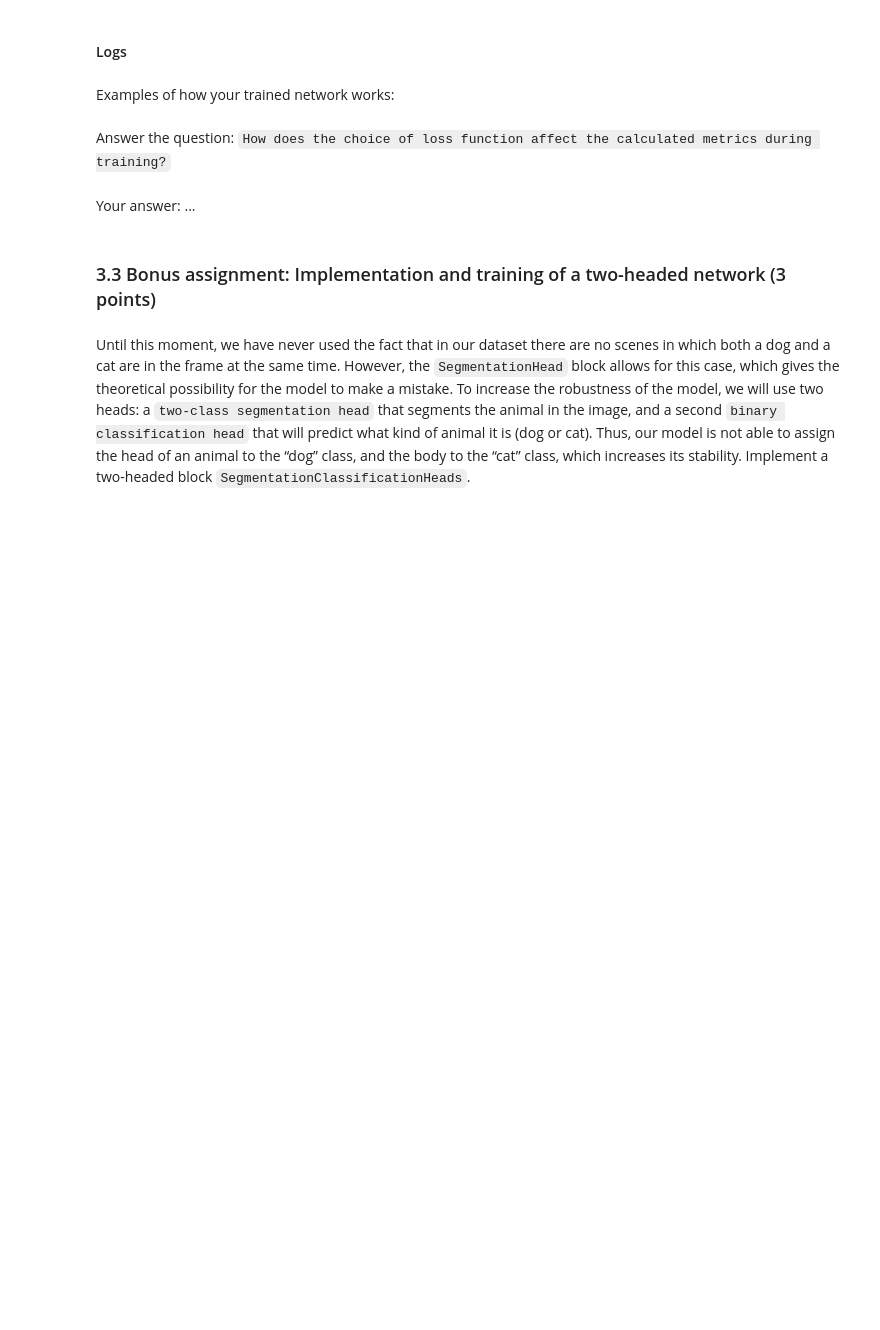
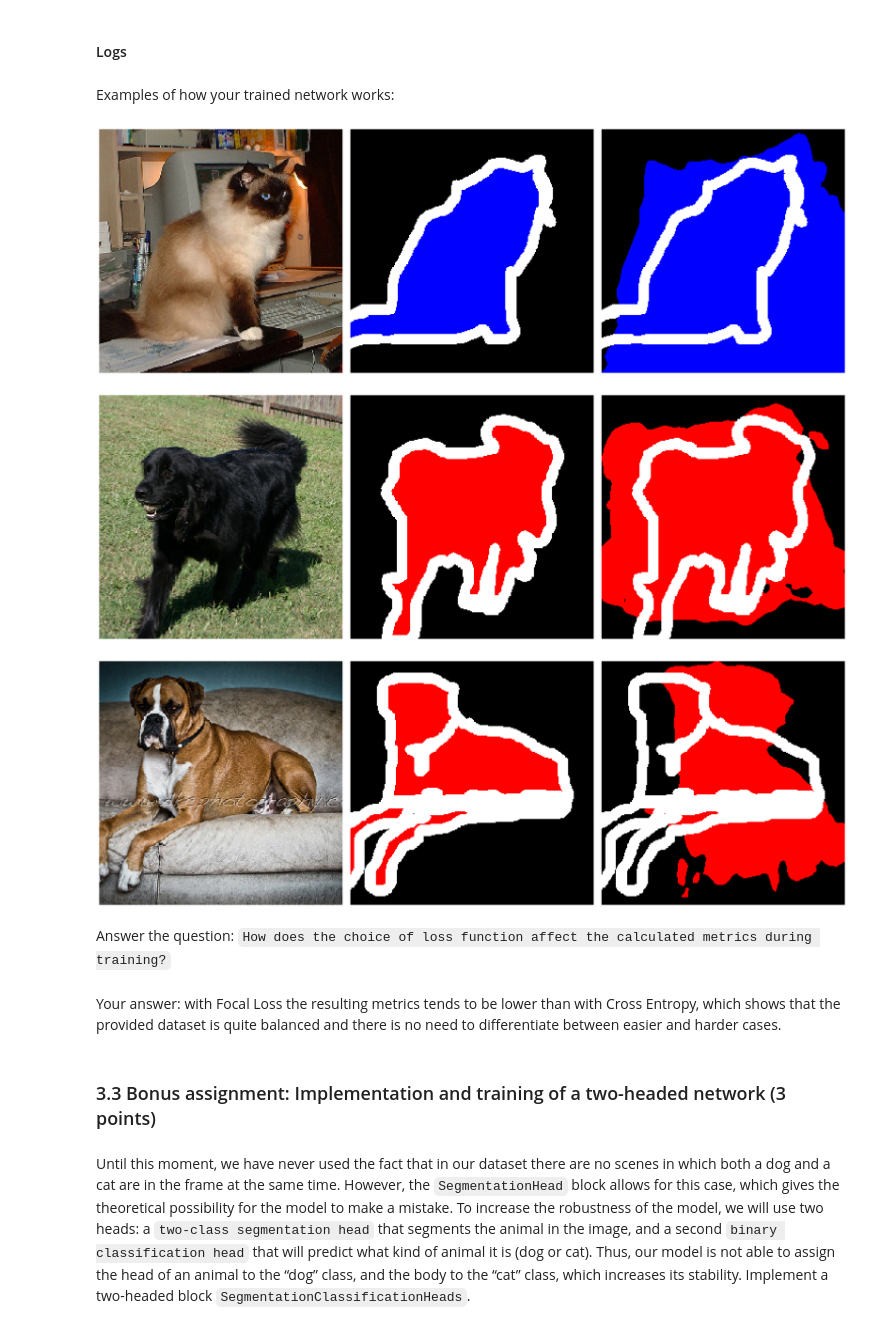
Before and after one commit to ozzush/dl_2024, a Jupyter notebook: Practice_3_segmentation.ipynb, the cells around one changed output. Cells and saved outputs as stored; diff of their text form; code cells hidden in the pictures; blank space fills up the shorter version.

```diff
--- a/Practice_3_segmentation.ipynb
+++ b/Practice_3_segmentation.ipynb
@@ -567,11 +571,11 @@ class SupplementaryModule(nn.Module):
         """
         super().__init__()
         self.suppl = nn.Sequential(
-            nn.Conv2d(in_channels, in_channels // 2, kernel_size=3, padding=1),
-            nn.BatchNorm2d(in_channels // 2),
+            nn.Conv2d(in_channels, (in_channels + out_channels) // 2, kernel_size=3, padding=1),
+            nn.BatchNorm2d((in_channels + out_channels) // 2),
             nn.ReLU(inplace=True),
             nn.Dropout2d(p=dropout),
-            nn.Conv2d(in_channels // 2, out_channels, kernel_size=1),
+            nn.Conv2d((in_channels + out_channels) // 2, out_channels, kernel_size=1),
             nn.BatchNorm2d(out_channels),
             nn.ReLU(inplace=True),
         )
@@ -637,7 +641,7 @@ class DecoderBlock(nn.Module):
         super().__init__()
         assert in_channels % len(bin_sizes) == 0
 
-        pp_inter_channels = in_channels * 4
+        pp_inter_channels = in_channels // 2
         pp_out_channels = in_channels + pp_inter_channels * len(bin_sizes)
         sup_out_channels = pp_out_channels
         self.PPM = PyramidPoolingModule(in_channels, pp_inter_channels, bin_sizes)
@@ -1064,7 +1066,7 @@ train_config = {
     },
     "validate_each_iter": 10,
     "writer": SummaryWriter(comment="CEloss"), #Floss
-    "save_model_path": "model_batchsize16_4xchannels/epoch",
+    "save_model_path": "model_lesschannels/epoch",
     "metric_class": metric_class
 }
 
@@ -1103,8 +1093,8 @@ Epoch: 5/5 ||Iter: 180/184 || Loss: 0.17918528616428375
 # %% [markdown]
 Test both models, compare metrics:
 # %%
-net.load_state_dict(torch.load("model_batchsize16_4xchannels/epoch_5.pth"))
-net.eval();
+net.load_state_dict(torch.load("model_lesschannels/epoch_5.pth"))
+net.eval()
 # %%
 dl_prediction, dl_target = net.test_model(test_dataloader)
 # %%
@@ -1184,17 +1177,21 @@ Mean Recall metric:  tensor(0.9449)
 Examples of how your trained network works:
 # %%
 img_idx = np.random.randint(0, 100)
-for idx, (input, target) in enumerate(test_dataloader_hdf5):
+for idx, (input, target) in enumerate(test_dataloader):
     if (idx < img_idx):
         continue
-    draw((input.squeeze(), target.squeeze()), t_dict, dl_prediction[idx])
+    draw((input[0].squeeze(), target[0].squeeze()), t_dict, dl_prediction[idx])
     plt.pause(0.1)
     if (idx == img_idx+2):
         break
+# %% [output]
+[figure, added]
+[figure, added]
+[figure, added]
 # %% [markdown]
 Answer the question: `How does the choice of loss function affect the calculated metrics during training?`
-# %% [markdown]
-Your answer: ...
+# %% [markdown]
+Your answer: with Focal Loss the resulting metrics tends to be lower than with Cross Entropy, which shows that the provided dataset is quite balanced and there is no need to differentiate between easier and harder cases.
 # %% [markdown]
 ### 3.3 Bonus assignment: Implementation and training of a two-headed network (3 points)
 # %% [markdown]
```
Also changed, not shown: parts of 19 cells of this notebook, 7 other files.
